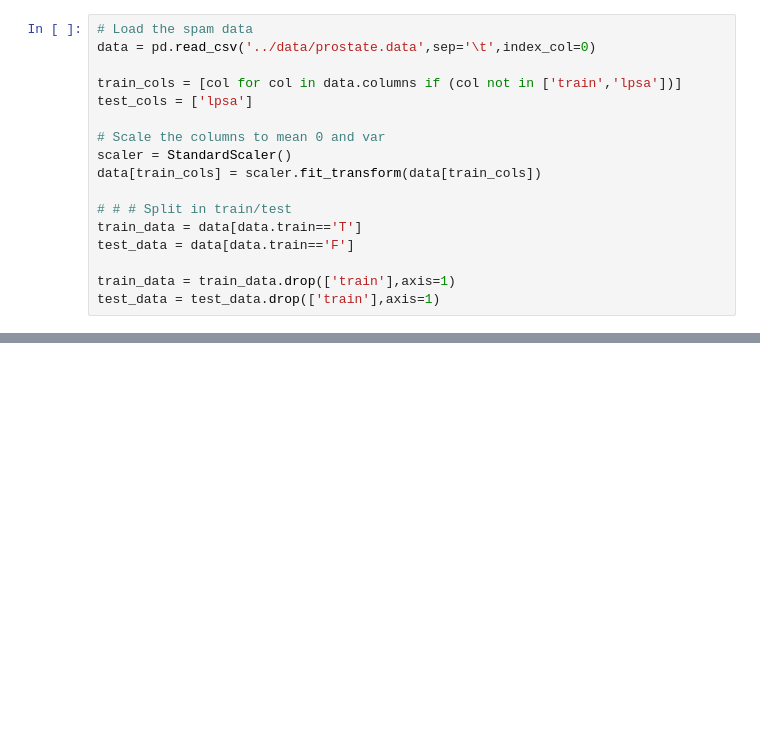
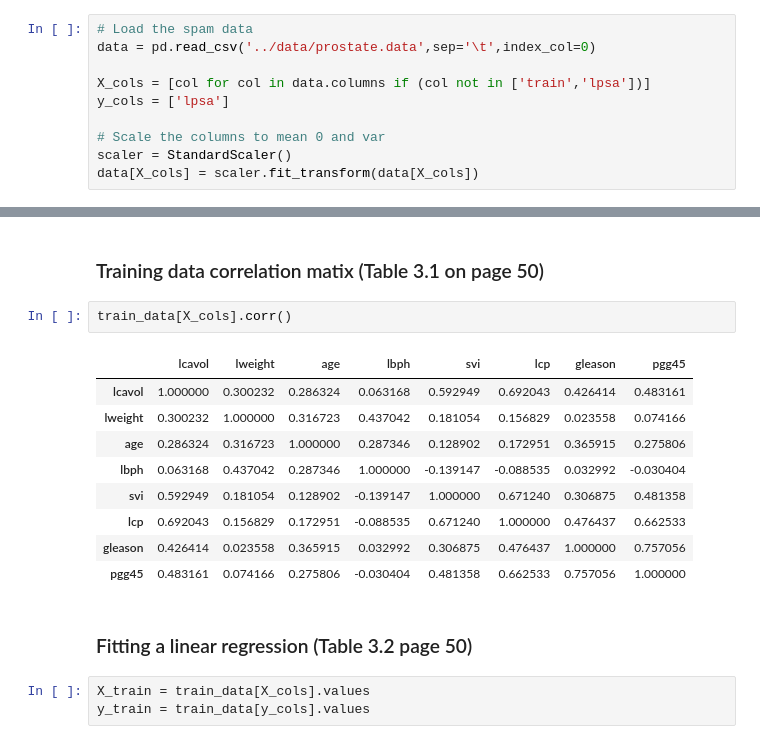
Before and after one commit to AmitKus/ElementsOfStatisticalLearning, a Jupyter notebook: Ch7/Ex7.9.ipynb, the cells around one changed output, grey strips where cells are left out. Drawn from its saved outputs; the diff is of its cells as text; blank space fills up the shorter version.

```diff
--- a/Ch7/Ex7.9.ipynb
+++ b/Ch7/Ex7.9.ipynb
@@ -12,16 +16,9 @@ from sklearn.preprocessing import StandardScaler
 # Load the spam data
 data = pd.read_csv('../data/prostate.data',sep='\t',index_col=0)
 
-train_cols = [col for col in data.columns if (col not in ['train','lpsa'])]
-test_cols = ['lpsa']
+X_cols = [col for col in data.columns if (col not in ['train','lpsa'])]
+y_cols = ['lpsa']
 
 # Scale the columns to mean 0 and var
 scaler = StandardScaler()
-data[train_cols] = scaler.fit_transform(data[train_cols])
-
-# # # Split in train/test
-train_data = data[data.train=='T']
-test_data = data[data.train=='F']
-
-train_data = train_data.drop(['train'],axis=1)
-test_data = test_data.drop(['train'],axis=1)
+data[X_cols] = scaler.fit_transform(data[X_cols])
@@ -37,0 +34,19 @@ y_test = test_data.iloc[:,57].values
+# %% [markdown]
+### Training data correlation matix (Table 3.1 on page 50)
+# %%
+train_data[X_cols].corr()
+# %% [output]
+|  | lcavol | lweight | age | lbph | svi | lcp | gleason | pgg45 |
+| lcavol | 1.000000 | 0.300232 | 0.286324 | 0.063168 | 0.592949 | 0.692043 | 0.426414 | 0.483161 |
+| lweight | 0.300232 | 1.000000 | 0.316723 | 0.437042 | 0.181054 | 0.156829 | 0.023558 | 0.074166 |
+| age | 0.286324 | 0.316723 | 1.000000 | 0.287346 | 0.128902 | 0.172951 | 0.365915 | 0.275806 |
+| lbph | 0.063168 | 0.437042 | 0.287346 | 1.000000 | -0.139147 | -0.088535 | 0.032992 | -0.030404 |
+| svi | 0.592949 | 0.181054 | 0.128902 | -0.139147 | 1.000000 | 0.671240 | 0.306875 | 0.481358 |
+| lcp | 0.692043 | 0.156829 | 0.172951 | -0.088535 | 0.671240 | 1.000000 | 0.476437 | 0.662533 |
+| gleason | 0.426414 | 0.023558 | 0.365915 | 0.032992 | 0.306875 | 0.476437 | 1.000000 | 0.757056 |
+| pgg45 | 0.483161 | 0.074166 | 0.275806 | -0.030404 | 0.481358 | 0.662533 | 0.757056 | 1.000000 |
+# %% [markdown]
+### Fitting a linear regression (Table 3.2 page 50)
+# %%
+X_train = train_data[X_cols].values
+y_train = train_data[y_cols].values
```
Also changed, not shown: parts of 19 cells of this notebook, 1 other file.
